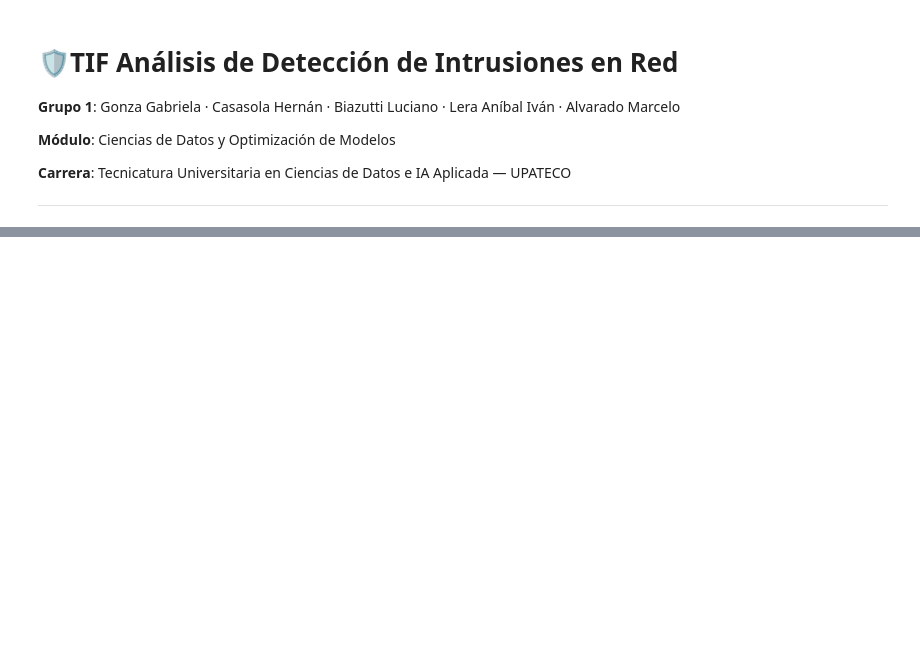
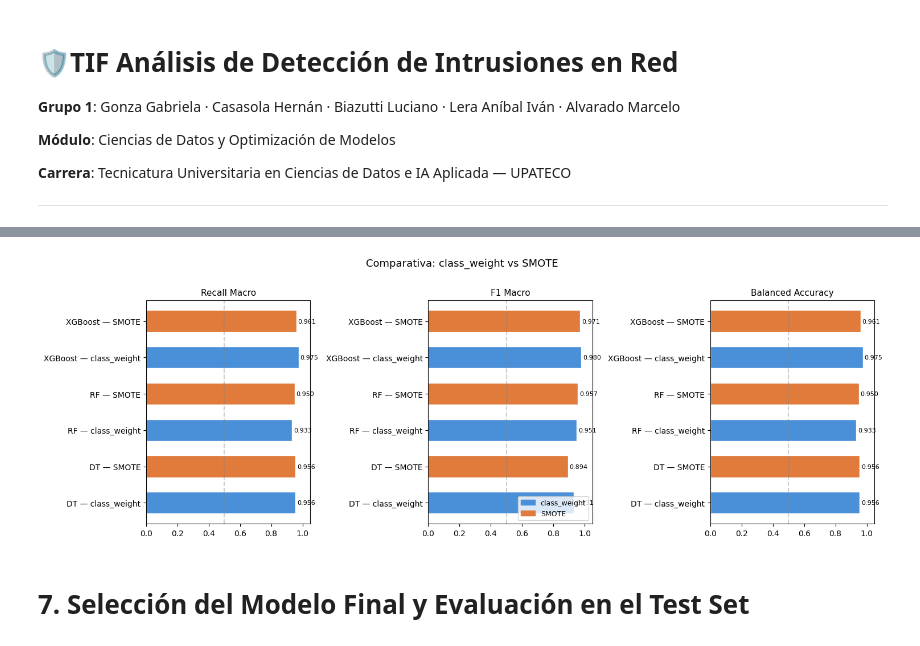
Before and after one commit to jotaeleb/tif-ciencias-de-datos, a Jupyter notebook: notebooks/proyecto_modelado.ipynb, the cells around one changed output, grey strips where cells are left out. Saved outputs shown, nothing was run; the diff lists cells and outputs as text; code cells hidden in the pictures; blank space fills up the shorter version.

```diff
--- a/notebooks/proyecto_modelado.ipynb
+++ b/notebooks/proyecto_modelado.ipynb
@@ -292,0 +532,20 @@ Accuracy: 0.999 | F1 Macro: 0.945
+# %%
+# Configurar SMOTE
+# Definimos una estrategia de muestreo personalizada
+estrategia_muestreo = {
+    'Brute Force': 20000,
+    'Web Attack': 12000,
+    'Botnet': 12000,
+    'Rare Attack': 4000
+}
+
+# 'mapeo' fue calculado en la sección 2.2: Lo usamos para traducir los nombres
+# de clase a los códigos numéricos que usan y_train / y_balanceado
+estrategia_muestreo_codificada = {
+    mapeo[clase]: cantidad
+    for clase, cantidad in estrategia_muestreo.items()
+}
+
+print("Estrategia de muestreo (códigos numéricos):")
+for codigo, cantidad in estrategia_muestreo_codificada.items():
+    print(f"  {le.inverse_transform([codigo])[0]} ({codigo}): {cantidad}")
@@ -292,0 +743,30 @@ Accuracy: 0.999 | F1 Macro: 0.945
+# %%
+# Gráfico comparativo
+fig, axes = plt.subplots(1, 3, figsize=(15, 5))
+metricas_plot = ['Recall Macro', 'F1 Macro', 'Balanced Accuracy']
+
+for ax, metrica in zip(axes, metricas_plot):
+    colores = ['#4A90D9' if e == 'class_weight' else '#E07B3B'
+               for e in comparativa_12['Estrategia']]
+    bars = ax.barh(comparativa_12['Modelo'], comparativa_12[metrica],
+                   color=colores, edgecolor='white', height=0.6)
+    ax.set_xlim(0, 1.05)
+    ax.set_title(metrica, fontsize=11)
+    ax.axvline(0.5, color='grey', linestyle='--', alpha=0.4)
+    for bar in bars:
+        w = bar.get_width()
+        ax.text(w + 0.01, bar.get_y() + bar.get_height()/2,
+                f'{w:.3f}', va='center', fontsize=8)
+
+# Leyenda manual
+leyenda = [Patch(color='#4A90D9', label='class_weight'),
+           Patch(color='#E07B3B', label='SMOTE')]
+axes[1].legend(handles=leyenda, loc='lower right', fontsize=9)
+
+plt.suptitle("Comparativa: class_weight vs SMOTE", fontsize=13, y=1.01)
+plt.tight_layout()
+plt.show()
+# %% [output]
+[figure, added]
+# %% [markdown]
+# 7. Selección del Modelo Final y Evaluación en el Test Set
```
Also changed, not shown: parts of 61 cells of this notebook.
